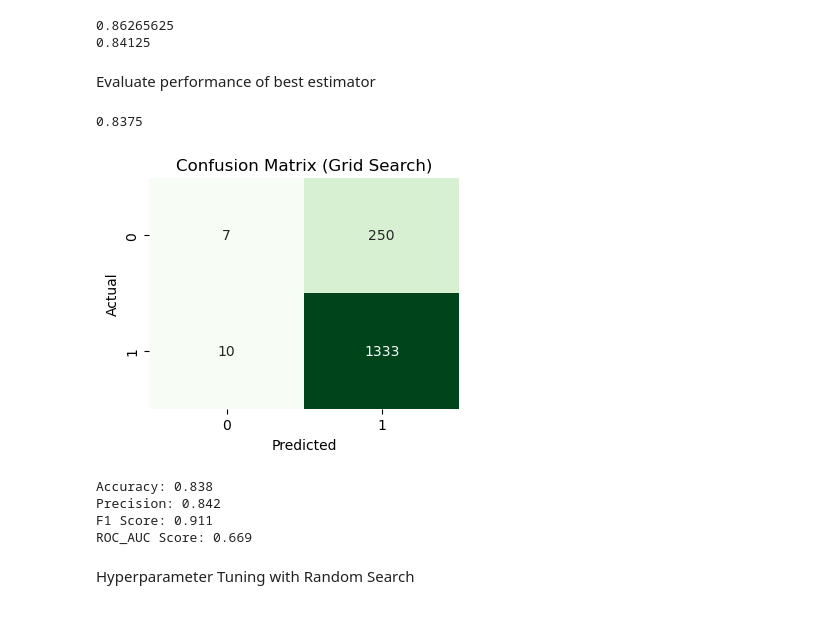
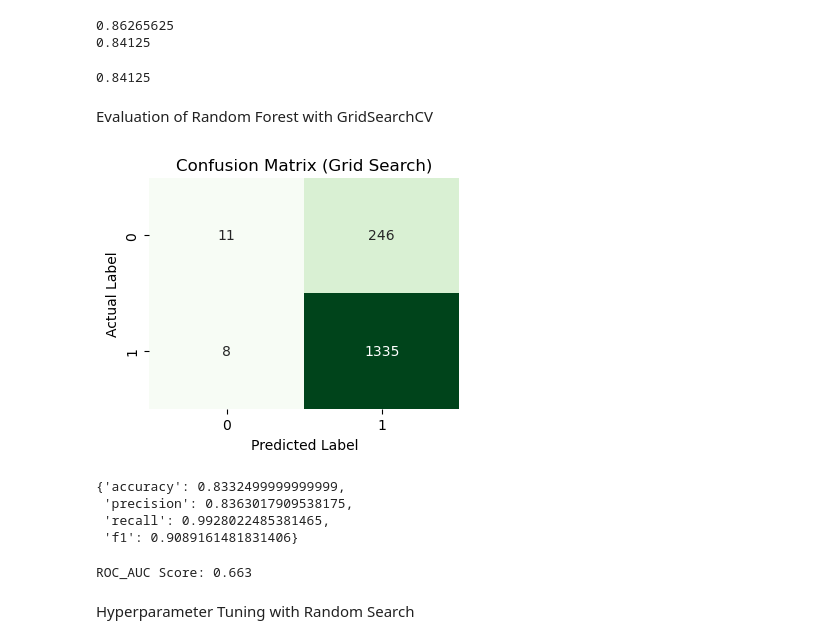
Before and after one commit to arkksenia/adv_dsi_assign1, a Jupyter notebook: notebooks/arkhipova_ksenia-assign1-week4_Best_Model.ipynb, the cells around one changed output. Cells and saved outputs as stored; diff of their text form; code cells hidden in the pictures.

```diff
--- a/notebooks/arkhipova_ksenia-assign1-week4_Best_Model.ipynb
+++ b/notebooks/arkhipova_ksenia-assign1-week4_Best_Model.ipynb
@@ -59,11 +59,11 @@ y = NBA_train['TARGET_5Yrs']
 # %% [markdown]
 Splitting the Dataset
 # %%
-# Split the NBA_train dataset into train and validation dataset
+# Split the NBA_train dataset into train, test and validation datasets
 
-from sklearn.model_selection import train_test_split
-X_train, X_test, y_train, y_test = train_test_split(X, y, test_size = 0.2, random_state = 8)
-
+X_data, X_test, y_data, y_test = train_test_split(X, y, test_size = 0.2, random_state = 8)
+y_test.value_counts(normalize=True)
+X_train, X_val, y_train, y_val = train_test_split(X, y, test_size = 0.2, random_state = 8)
 # Check the shapes
 print("Shape of X_train:", X_train.shape)
 print("Shape of X_test:", X_test.shape)
@@ -134,35 +134,25 @@ print(grid_search_rfc.score(X_test, y_test))
 # %% [output]
 0.86265625
 0.84125
-# %% [markdown]
-Evaluate performance of best estimator
 # %%
+# Evaluate performance of best estimator
 rfc1 = RandomForestClassifier(n_estimators=30, criterion='gini', max_depth=10, min_samples_split=5, min_samples_leaf=2, min_weight_fraction_leaf=0.0, max_features='sqrt', max_leaf_nodes=None, min_impurity_decrease=0.0, bootstrap=True, oob_score=False, n_jobs=None, random_state=None, verbose=0, warm_start=False, class_weight=None, ccp_alpha=0.0, max_samples=None)
 rfc1.fit(X_train, y_train)
-y_pred = rfc1.predict(X_test)
-accuracy_score(y_test, y_pred)
+y_pred1 = rfc1.predict(X_test)
+accuracy_score(y_test, y_pred1)
 # %% [output]
-0.8375
+0.84125
+# %% [markdown]
+Evaluation of Random Forest with GridSearchCV
 # %%
 # Confusion Matrix
 from sklearn.metrics import confusion_matrix
-cm = confusion_matrix(y_test,y_pred)
+cm = confusion_matrix(y_test,y_pred1)
 plt.figure(figsize=(4, 3))
 sns.heatmap(cm, annot=True, fmt='d', cmap='Greens', cbar=False)
-plt.xlabel('Predicted')
-plt.ylabel('Actual')
+plt.xlabel('Predicted Label')
+plt.ylabel('Actual Label')
 plt.title(f'Confusion Matrix (Grid Search)')
 plt.show()
 # %% [output]
-[figure, old version]
+[figure, new version]
-# %%
-y_pred_prob = rfc1.predict_proba(X_test)[:,1]
-print('Accuracy: %.3f' % accuracy_score(y_test, y_pred))
-print('Precision: %.3f' % precision_score(y_test, y_pred))
-print('F1 Score: %.3f' % f1_score(y_test, y_pred))
-print('ROC_AUC Score: %.3f' % roc_auc_score(y_test, y_pred_prob))
-# %% [output]
-Accuracy: 0.838
-Precision: 0.842
-F1 Score: 0.911
-ROC_AUC Score: 0.669
@@ -169,3 +171,18 @@ ROC_AUC Score: 0.669
+# %%
+# Calculate Performance Metrics
+metric_dict = metrics_calculator(metrics, rfc1, X, y)
+metric_dict
+# %% [output]
+{'accuracy': 0.8332499999999999,
+ 'precision': 0.8363017909538175,
+ 'recall': 0.9928022485381465,
+ 'f1': 0.9089161481831406}
+# %%
+# Calculate ROC_AUC score
+y_pred_prob1 = rfc1.predict_proba(X_test)[:,1]
+print('ROC_AUC Score: %.3f' % roc_auc_score(y_test, y_pred_prob1))
+# %% [output]
+ROC_AUC Score: 0.663
 # %% [markdown]
 Hyperparameter Tuning with Random Search
 # %%
```
Also changed, not shown: parts of 13 cells of this notebook.
